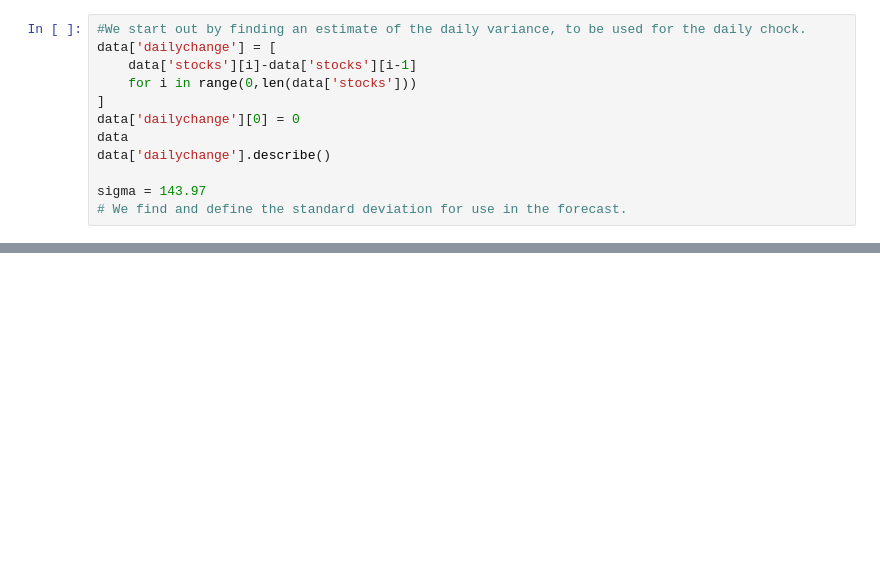
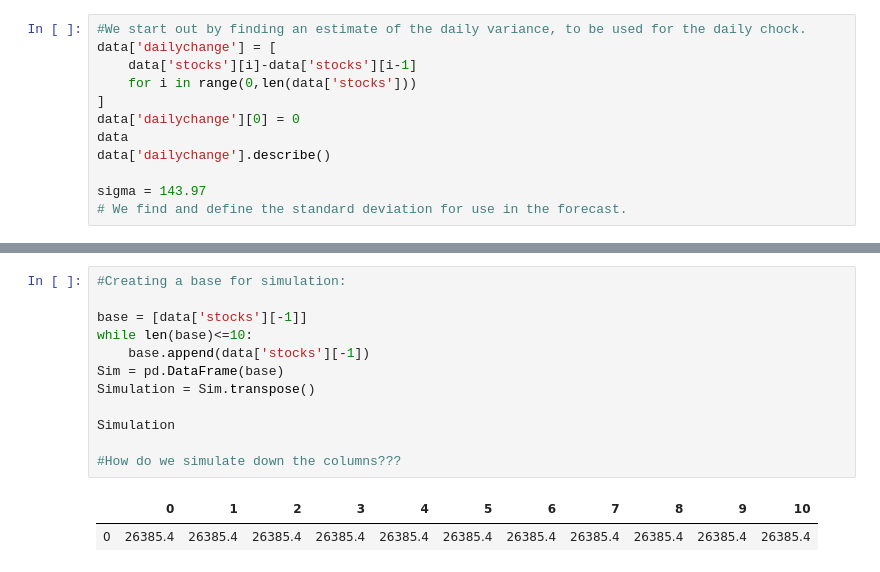
Before and after one commit to Tobiasmk98/projects-2020-group5, a Jupyter notebook: dataproject/HOLGER.ipynb, the cells around one changed output, grey strips where cells are left out. Cells and saved outputs as stored; diff of their text form; blank space fills up the shorter version.

```diff
--- a/dataproject/HOLGER.ipynb
+++ b/dataproject/HOLGER.ipynb
@@ -258,0 +256,15 @@ Text(0,0.5,'Price')
+# %%
+#Creating a base for simulation:
+
+base = [data['stocks'][-1]]
+while len(base)<=10:
+    base.append(data['stocks'][-1])
+Sim = pd.DataFrame(base)
+Simulation = Sim.transpose()
+
+Simulation
+
+#How do we simulate down the columns???
+# %% [output]
+|  | 0 | 1 | 2 | 3 | 4 | 5 | 6 | 7 | 8 | 9 | 10 |
+| 0 | 26385.4 | 26385.4 | 26385.4 | 26385.4 | 26385.4 | 26385.4 | 26385.4 | 26385.4 | 26385.4 | 26385.4 | 26385.4 |
```
Also changed, not shown: parts of 5 cells of this notebook.
